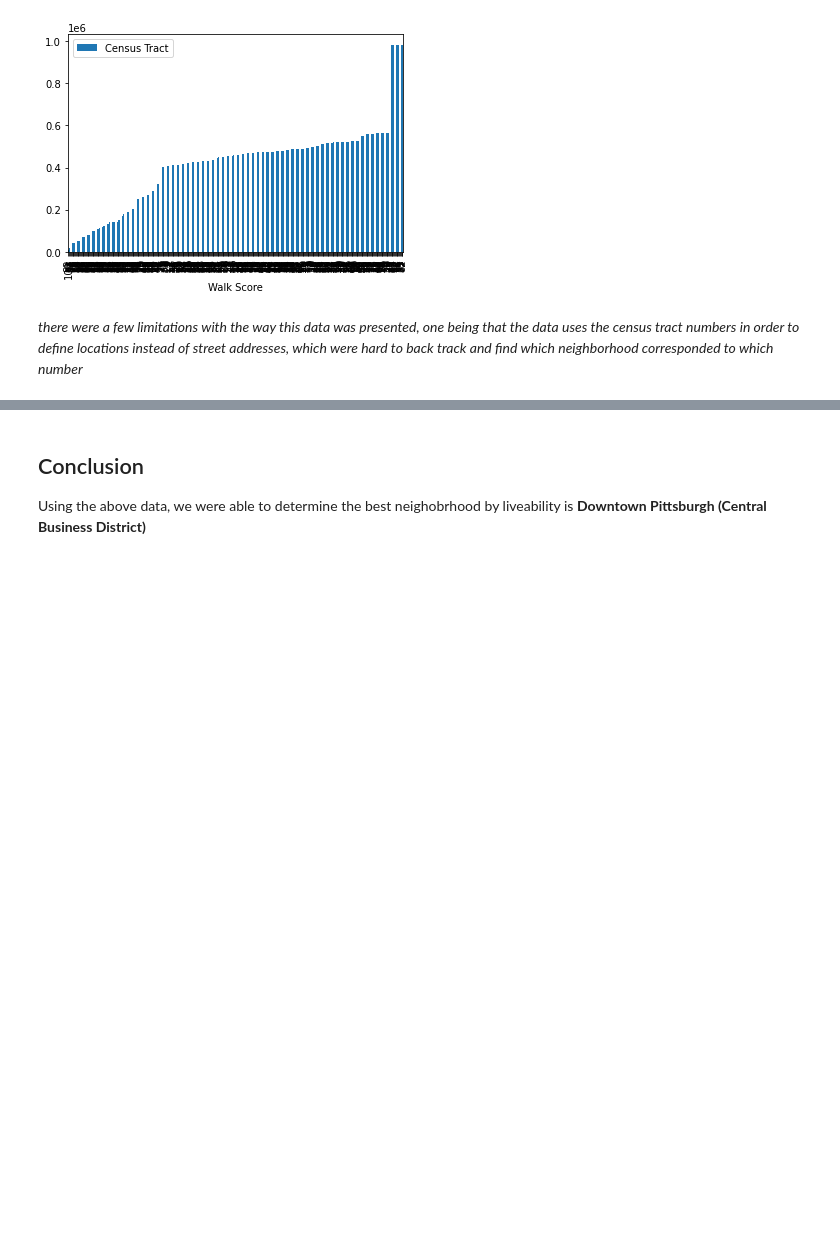
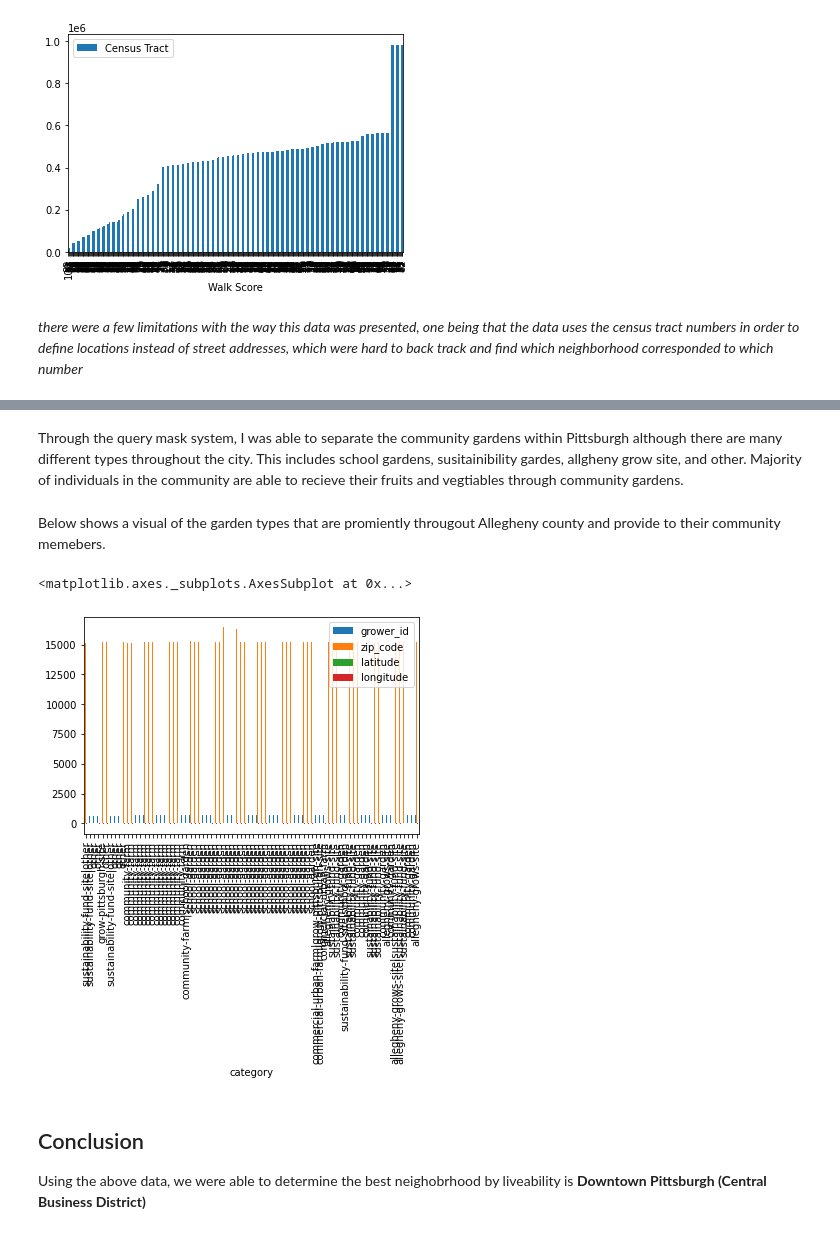
Before and after one commit to alexmarkunas/finalproject, a Jupyter notebook: combined-notebook.ipynb, the cells around one changed output, grey strips where cells are left out. Cells and saved outputs as stored; diff of their text form; code cells hidden in the pictures; blank space fills up the shorter version.

```diff
--- a/combined-notebook.ipynb
+++ b/combined-notebook.ipynb
@@ -184,0 +208,2 @@ census_number.plot(kind = "bar") # create a bar graph based on the census tract
+# %% [markdown]
+Through the query mask system, I was able to separate the community gardens within Pittsburgh although there are many different types throughout the city. This includes school gardens, susitainibility gardes, allgheny grow site, and other. Majority of individuals in the community are able to recieve their fruits and vegtiables through community gardens.
@@ -185,3 +220,19 @@ census_number.plot(kind = "bar") # create a bar graph based on the census tract
+# %% [markdown]
+Below shows a visual of the garden types that are promiently througout Allegheny county and provide to their community memebers.
+# %%
+import pandas as pd
+import numpy as np
+%matplotlib inline
+import matplotlib.pyplot as plt
+garden_city = pd.read_csv("https://data.wprdc.org/datastore/dump/dbdfcb3e-8fa5-4468-9b05-f69562798f7a",
+                         index_col = "city")
+
+garden_types = pd.read_csv("https://data.wprdc.org/datastore/dump/dbdfcb3e-8fa5-4468-9b05-f69562798f7a",
+                          index_col = "category")
+garden_types.plot(kind = "bar")
+# %% [output]
+<matplotlib.axes._subplots.AxesSubplot at 0x...>
+[figure, added]
 # %% [markdown]
 ## Conclusion
 
```
Also changed, not shown: parts of 5 cells of this notebook.
